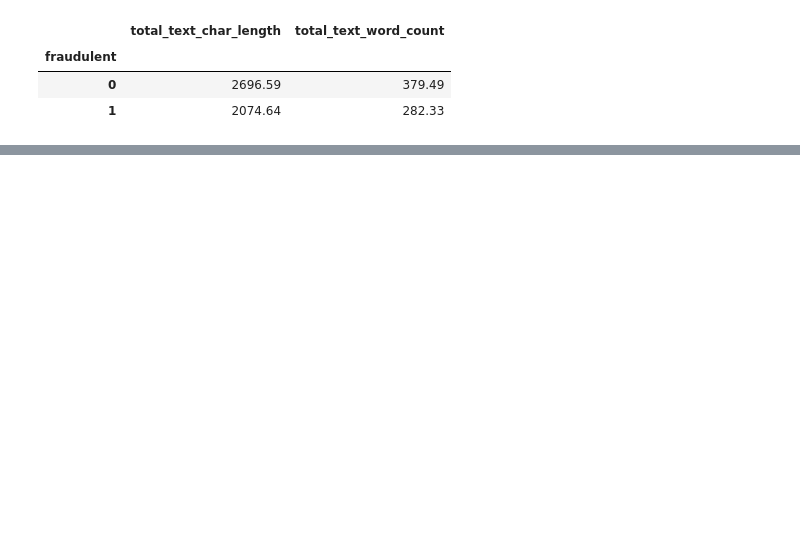
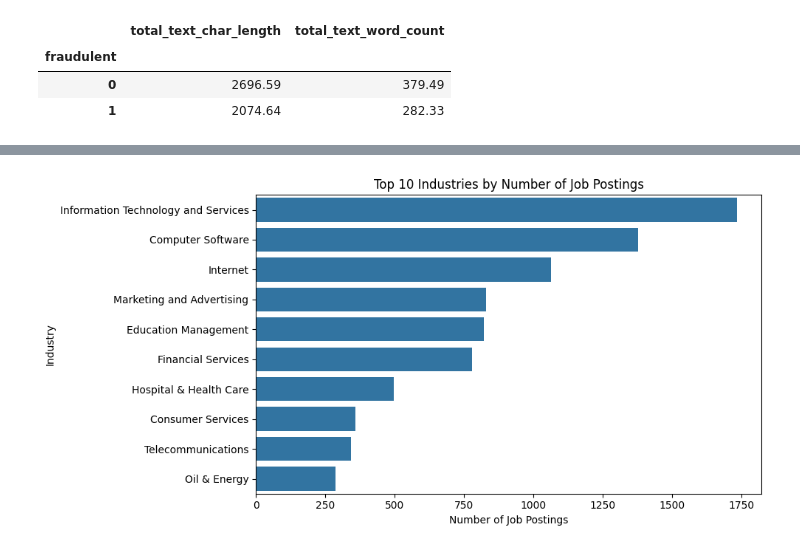
Before and after one commit to 1415-kunal/Fake_Job_Posting_Detection_System, a Jupyter notebook: Notebooks/01_dataset_inspection.ipynb, the cells around one changed output, grey strips where cells are left out. Cells and saved outputs as stored; diff of their text form; code cells hidden in the pictures; blank space fills up the shorter version.

```diff
--- a/Notebooks/01_dataset_inspection.ipynb
+++ b/Notebooks/01_dataset_inspection.ipynb
@@ -461,0 +625,4 @@ df.groupby("fraudulent")[
+# %%
+top_industries = df["industry"].value_counts().head(10)
+
+top_industries
@@ -461,0 +642,15 @@ df.groupby("fraudulent")[
+# %%
+plt.figure(figsize=(10, 5))
+
+sns.barplot(
+    x=top_industries.values,
+    y=top_industries.index
+)
+
+plt.title("Top 10 Industries by Number of Job Postings")
+plt.xlabel("Number of Job Postings")
+plt.ylabel("Industry")
+plt.tight_layout()
+plt.show()
+# %% [output]
+[figure, added]
```
Also changed, not shown: parts of 33 cells of this notebook.
